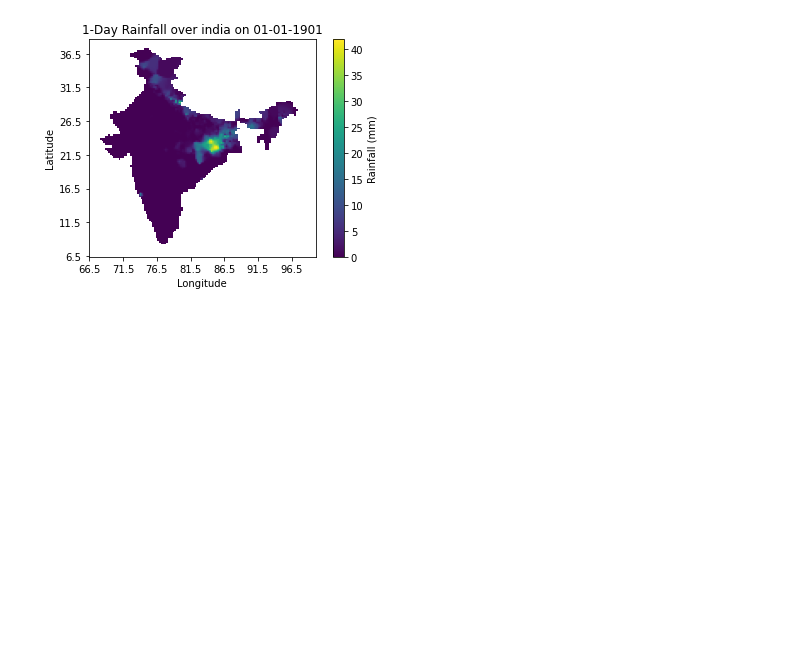
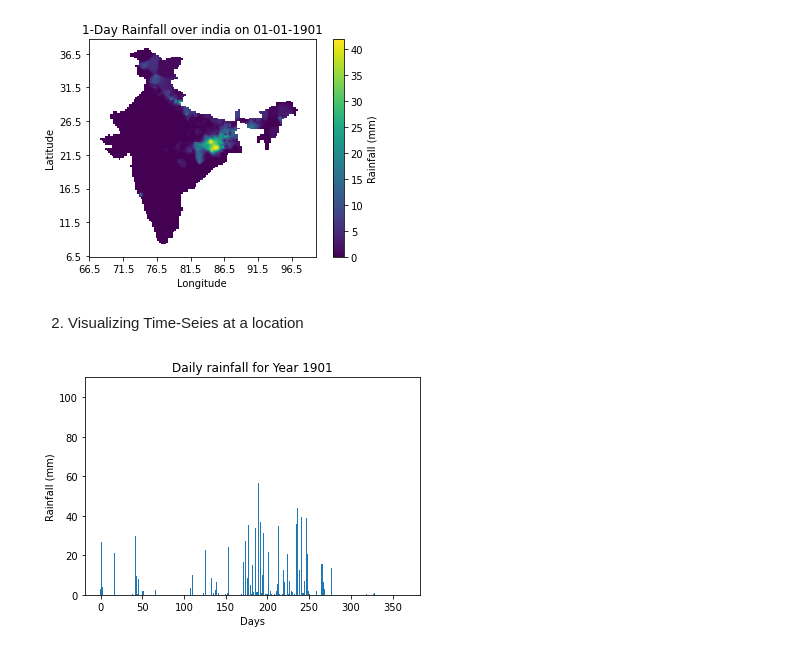
Before and after one commit to tomersk/python-applications, a Jupyter notebook: 01_01.ipynb, the cells around one changed output. Saved outputs shown, nothing was run; the diff lists cells and outputs as text; code cells hidden in the pictures; blank space fills up the shorter version.

```diff
--- a/01_01.ipynb
+++ b/01_01.ipynb
@@ -48,3 +66,13 @@ plt.ylabel('Latitude')
 plt.show()
 # %% [output]
 [figure]
+# %% [markdown]
+2. Visualizing Time-Seies at a location
+# %%
+plt.bar(day,rainfall[latitude.tolist().index(23.5),longitude.tolist().index(85.5),:])
+plt.title("Daily rainfall for Year 1901")
+plt.xlabel('Days')
+plt.ylabel('Rainfall (mm)')
+plt.show()
+# %% [output]
+[figure, added]
```
Also changed, not shown: parts of 1 cell of this notebook.
